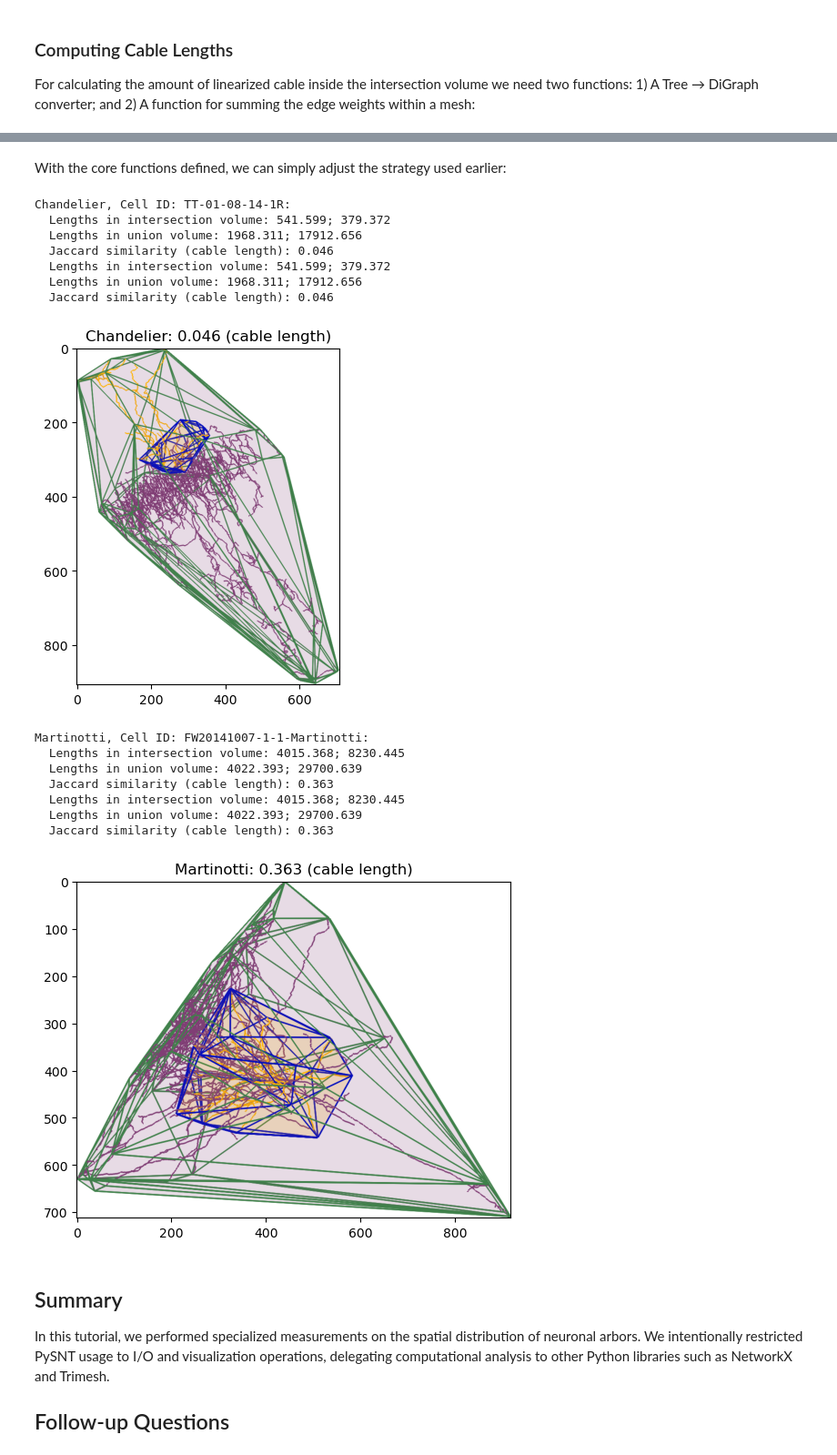
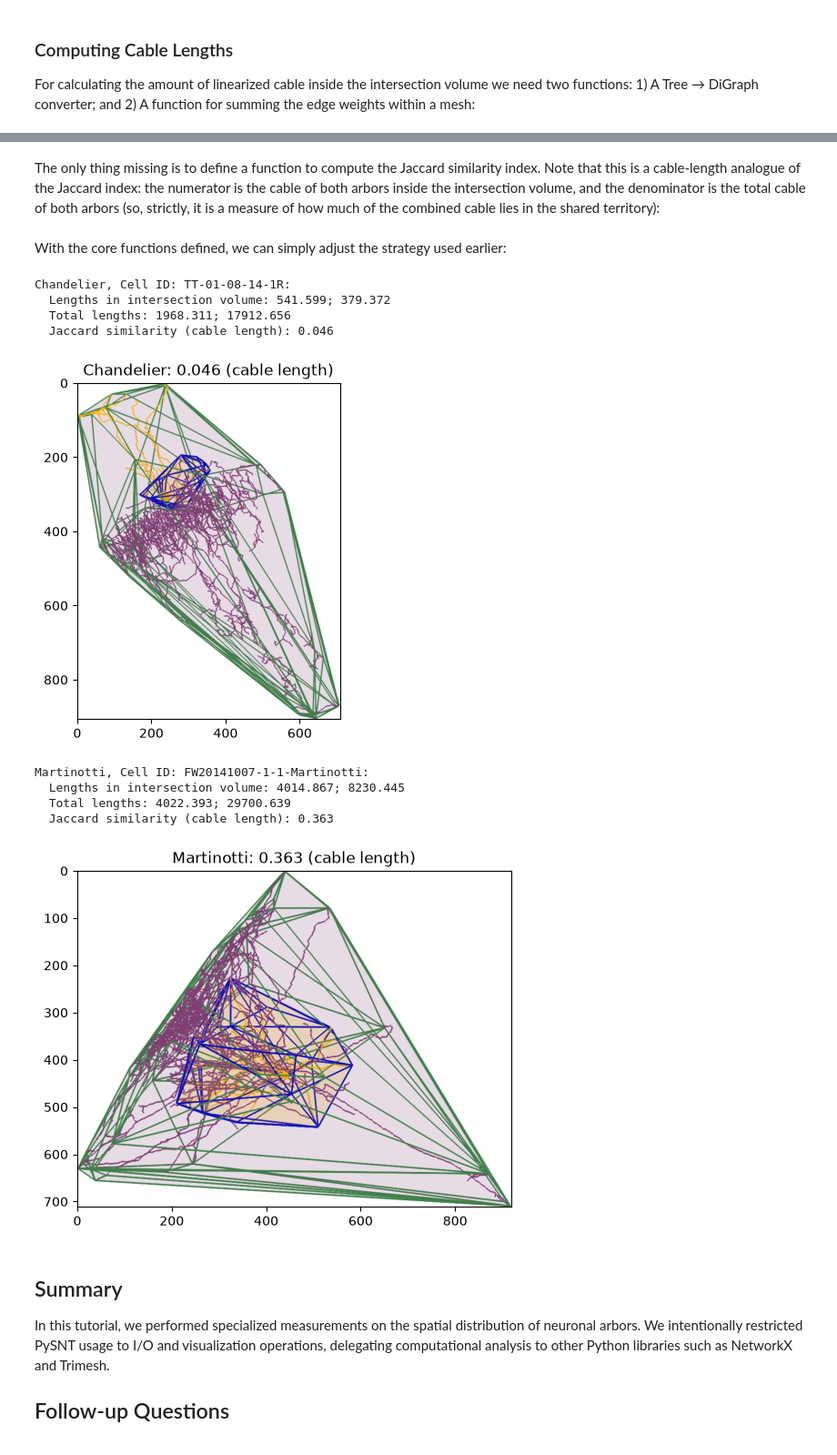
Before and after one commit to morphonets/pysnt, a Jupyter notebook: docs/notebooks/04_tree_intersection.ipynb, the cells around one changed output, grey strips where cells are left out. Shown at 91% size. Drawn from its saved outputs; the diff is of its cells as text; code cells hidden in the pictures.

```diff
--- a/docs/notebooks/04_tree_intersection.ipynb
+++ b/docs/notebooks/04_tree_intersection.ipynb
@@ -218,20 +221,20 @@ cell_dict = {
 For each cell, we now retrieve their axonal and dendritic arbors, extract their point clouds and compute the volumes associated with them:
 # %%
 for cell_group, cell_ids in cell_dict.items():
-    for id in cell_ids:
+    for cell_id in cell_ids:
 
         # Retrieve dendritic and axonal arbors from NeuroMorpho.org
-        dendrite, axon = fetch_dendrite_and_axon(id)
+        dendrite, axon = fetch_dendrite_and_axon(cell_id)
 
         # Retrieve convex hulls and their spatial intersection/union
         hulls = get_intersection_and_union_hulls([dendrite, axon])
 
         # Assemble a 3D scene with the original trees and their hulls
-        viewer = display([dendrite, axon], hulls)
+        viewer = show_scene([dendrite, axon], hulls)
 
         # Compute Jaccard similarity index, and rename the viewer accordingly
-        jaccard = (hulls[0].volume/hulls[1].volume)
-        print("{}, ID: {}; Jaccard similarity: {:.3f}".format(cell_group, id, jaccard))
+        jaccard = hulls[0].volume / hulls[1].volume if hulls[0] is not None else 0.0
+        print("{}, ID: {}; Jaccard similarity: {:.3f}".format(cell_group, cell_id, jaccard))
         title = "{}: {:.3f}".format(cell_group, jaccard)
         viewer.setTitle(title)
 
@@ -400,3 +401,5 @@ The only thing missing is to define a function to compute the Jaccard similarity
+# %% [markdown]
+The only thing missing is to define a function to compute the Jaccard similarity index. Note that this is a cable-length analogue of the Jaccard index: the numerator is the cable of both arbors inside the intersection volume, and the denominator is the total cable of both arbors (so, strictly, it is a measure of how much of the combined cable lies in the shared territory):
 # %%
 def compute_cable_jaccard_nx(graphs, intersection_region):
     """Compute Jaccard similarity based on cable length using NetworkX."""
@@ -405,6 +408,8 @@ def compute_cable_jaccard_nx(graphs, intersection_region):
     G_B = graphs[1]
 
     # Calculate cable lengths
+    if intersection_region is None:  # hulls do not overlap
+        return 0.0
     cable_A_intersection = compute_cable_in_region_nx(G_A, intersection_region)
     cable_B_intersection = compute_cable_in_region_nx(G_B, intersection_region)
 
@@ -418,7 +423,7 @@ def compute_cable_jaccard_nx(graphs, intersection_region):
     jaccard_cable = total_intersection / total_union
 
     print("  Lengths in intersection volume: {:.3f}; {:.3f}".format(cable_A_intersection, cable_B_intersection))
-    print("  Lengths in union volume: {:.3f}; {:.3f}".format(cable_A_union, cable_B_union))
+    print("  Total lengths: {:.3f}; {:.3f}".format(cable_A_union, cable_B_union))
     print("  Jaccard similarity (cable length): {:.3f}".format(jaccard_cable))
 
     return jaccard_cable
@@ -426,40 +431,34 @@ def compute_cable_jaccard_nx(graphs, intersection_region):
 With the core functions defined, we can simply adjust the strategy used earlier:
 # %%
 for cell_group, cell_ids in cell_dict.items():
-    for id in cell_ids:
-        print("{}, Cell ID: {}:".format(cell_group, id))
-        dendrite, axon = fetch_dendrite_and_axon(id)
+    for cell_id in cell_ids:
+        print("{}, Cell ID: {}:".format(cell_group, cell_id))
+        dendrite, axon = fetch_dendrite_and_axon(cell_id)
         dendrite_nx = tree_to_networkx(dendrite)
         axon_nx = tree_to_networkx(axon)
         hulls = get_intersection_and_union_hulls([dendrite, axon])
 
         jaccard_cable = compute_cable_jaccard_nx([dendrite_nx, axon_nx], hulls[0])
         title = "{}: {:.3f} (cable length)".format(cell_group, jaccard_cable)
-        viewer = display([dendrite, axon], hulls)
+        viewer = show_scene([dendrite, axon], hulls)
         viewer.setTitle(title)
 
         # display viewer in interactive mode if available
         if pysnt.get_mode() in ["gui", "interactive"]:
             viewer.show()
         else:
             pysnt.display(viewer, title=title)
 # %% [output]
 Chandelier, Cell ID: TT-01-08-14-1R:
   Lengths in intersection volume: 541.599; 379.372
-  Lengths in union volume: 1968.311; 17912.656
+  Total lengths: 1968.311; 17912.656
   Jaccard similarity (cable length): 0.046
-  Lengths in intersection volume: 541.599; 379.372
-  Lengths in union volume: 1968.311; 17912.656
-  Jaccard similarity (cable length): 0.046
-[figure, old version]
+[figure, new version]
 Martinotti, Cell ID: FW20141007-1-1-Martinotti:
-  Lengths in intersection volume: 4015.368; 8230.445
-  Lengths in union volume: 4022.393; 29700.639
+  Lengths in intersection volume: 4014.867; 8230.445
+  Total lengths: 4022.393; 29700.639
   Jaccard similarity (cable length): 0.363
-  Lengths in intersection volume: 4015.368; 8230.445
-  Lengths in union volume: 4022.393; 29700.639
-  Jaccard similarity (cable length): 0.363
-[figure, old version]
+[figure, new version]
 # %% [markdown]
 ## Summary
 
```
Also changed, not shown: parts of 9 cells of this notebook.
